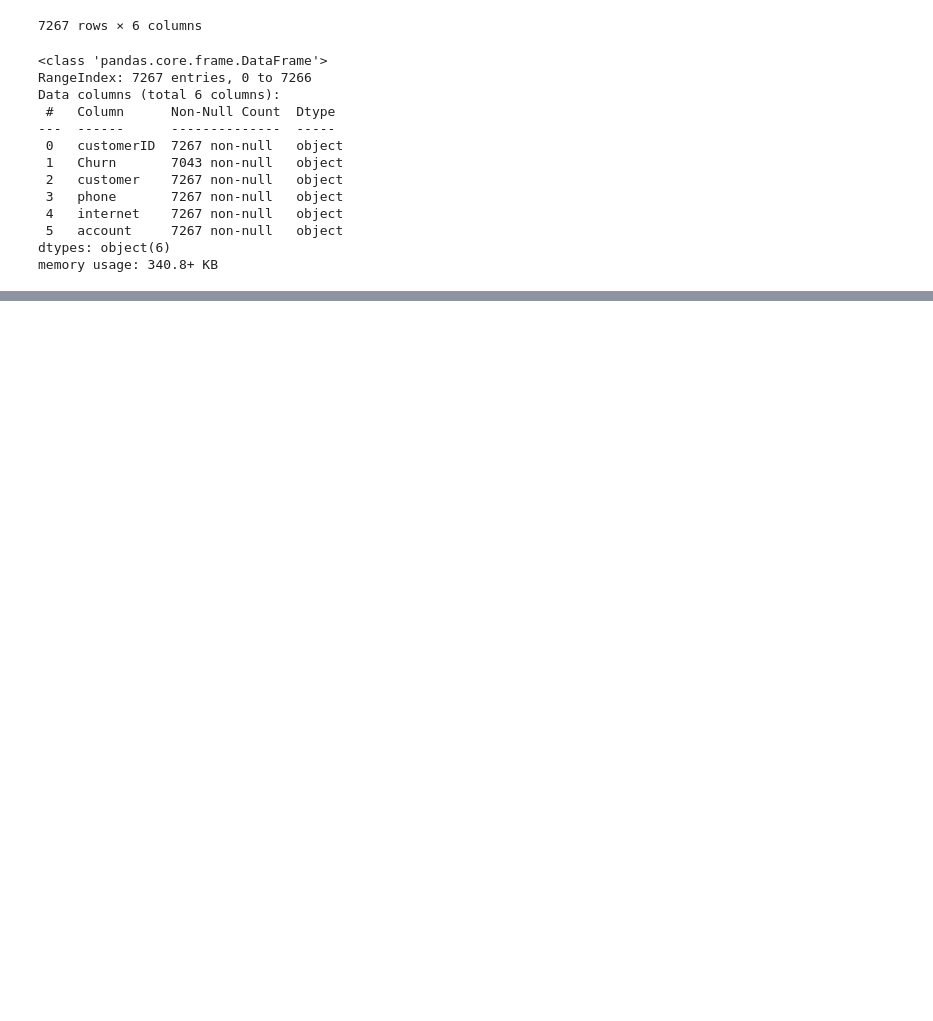
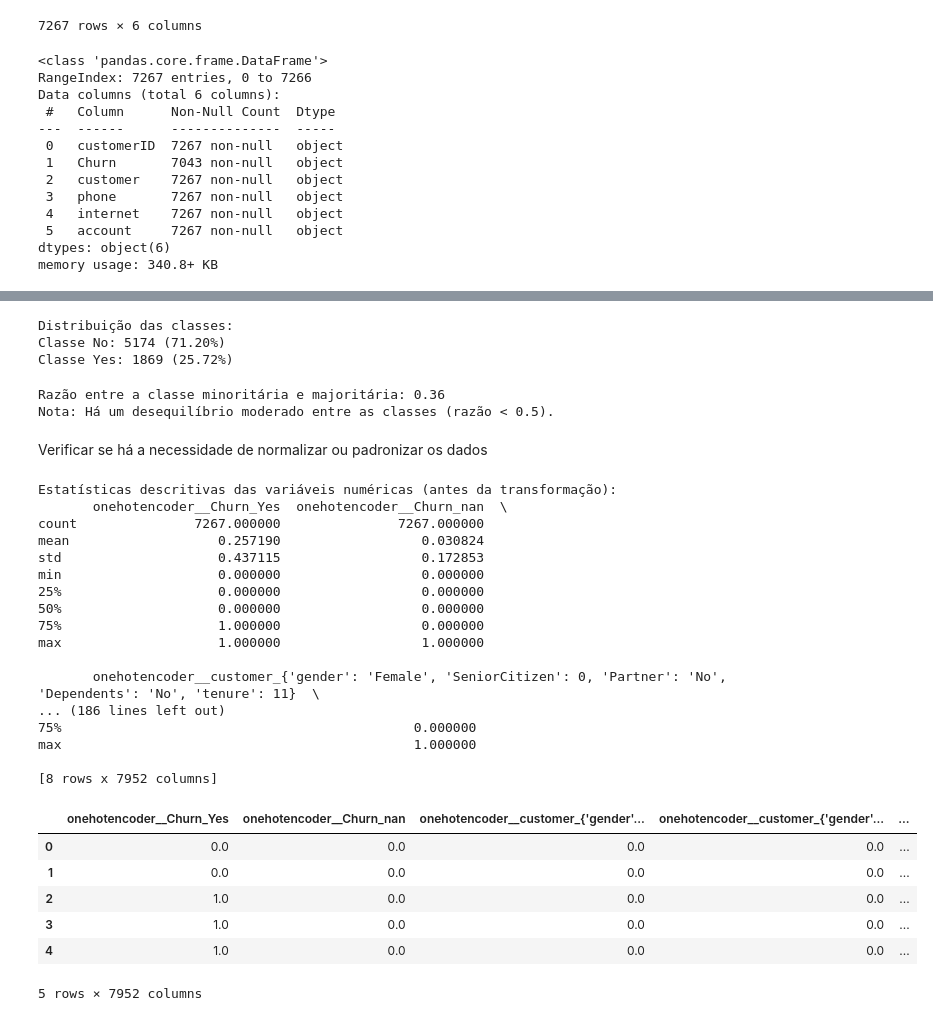
Before and after one commit to SergioCarmo-ro/TelecomX_BR_Parte_II, a Jupyter notebook: TelecomX_BR_Parte_II.ipynb, the cells around one changed output, grey strips where cells are left out. Drawn from its saved outputs; the diff is of its cells as text; code cells hidden in the pictures; blank space fills up the shorter version.

```diff
--- a/TelecomX_BR_Parte_II.ipynb
+++ b/TelecomX_BR_Parte_II.ipynb
@@ -136,0 +175,24 @@ x_train, x_test, y_train, y_test = train_test_split(x_encoded, y_encoded, test_s
+# %%
+# Exibir resultados
+print("\nDistribuição das classes:")
+for classe, contagem in contagem_classes.items():
+    print(f"Classe {classe}: {contagem} ({proporcoes[classe]:.2%})")
+# %% [output]
+Distribuição das classes:
+Classe No: 5174 (71.20%)
+Classe Yes: 1869 (25.72%)
+# %%
+# Avaliar desequilíbrio
+razao = contagem_classes.min() / contagem_classes.max()
+print(f"\nRazão entre a classe minoritária e majoritária: {razao:.2f}")
+if razao < 0.3:
+    print("Aviso: Há um desequilíbrio significativo entre as classes (razão < 0.3).")
+elif razao < 0.5:
+    print("Nota: Há um desequilíbrio moderado entre as classes (razão < 0.5).")
+else:
+    print("As classes estão relativamente equilibradas.")
+# %% [output]
+Razão entre a classe minoritária e majoritária: 0.36
+Nota: Há um desequilíbrio moderado entre as classes (razão < 0.5).
+# %% [markdown]
+Verificar se há a necessidade de normalizar ou padronizar os dados
@@ -136,0 +202,33 @@ x_train, x_test, y_train, y_test = train_test_split(x_encoded, y_encoded, test_s
+# %%
+# Identificar colunas numéricas
+colunas_numericas = x.select_dtypes(include=['int64', 'float64']).columns.tolist()
+# %%
+# Exibir estatísticas descritivas das colunas numéricas
+print("Estatísticas descritivas das variáveis numéricas (antes da transformação):")
+print(x[colunas_numericas].describe())
+display(x.head())
+# %% [output]
+Estatísticas descritivas das variáveis numéricas (antes da transformação):
+       onehotencoder__Churn_Yes  onehotencoder__Churn_nan  \
+count               7267.000000               7267.000000
+mean                   0.257190                  0.030824
+std                    0.437115                  0.172853
+min                    0.000000                  0.000000
+25%                    0.000000                  0.000000
+50%                    0.000000                  0.000000
+75%                    1.000000                  0.000000
+max                    1.000000                  1.000000
+
+       onehotencoder__customer_{'gender': 'Female', 'SeniorCitizen': 0, 'Partner': 'No', 'Dependents': 'No', 'tenure': 11}  \
+... (186 lines left out)
+75%                                             0.000000
+max                                             1.000000
+
+[8 rows x 7952 columns]
+|  | onehotencoder__Churn_Yes | onehotencoder__Churn_nan | onehotencoder__customer_{'gender'... | onehotencoder__customer_{'gender'... | ... |
+| 0 | 0.0 | 0.0 | 0.0 | 0.0 | ... |
+| 1 | 0.0 | 0.0 | 0.0 | 0.0 | ... |
+| 2 | 1.0 | 0.0 | 0.0 | 0.0 | ... |
+| 3 | 1.0 | 0.0 | 0.0 | 0.0 | ... |
+| 4 | 1.0 | 0.0 | 0.0 | 0.0 | ... |
+5 rows × 7952 columns
```
Also changed, not shown: parts of 65 cells of this notebook.
